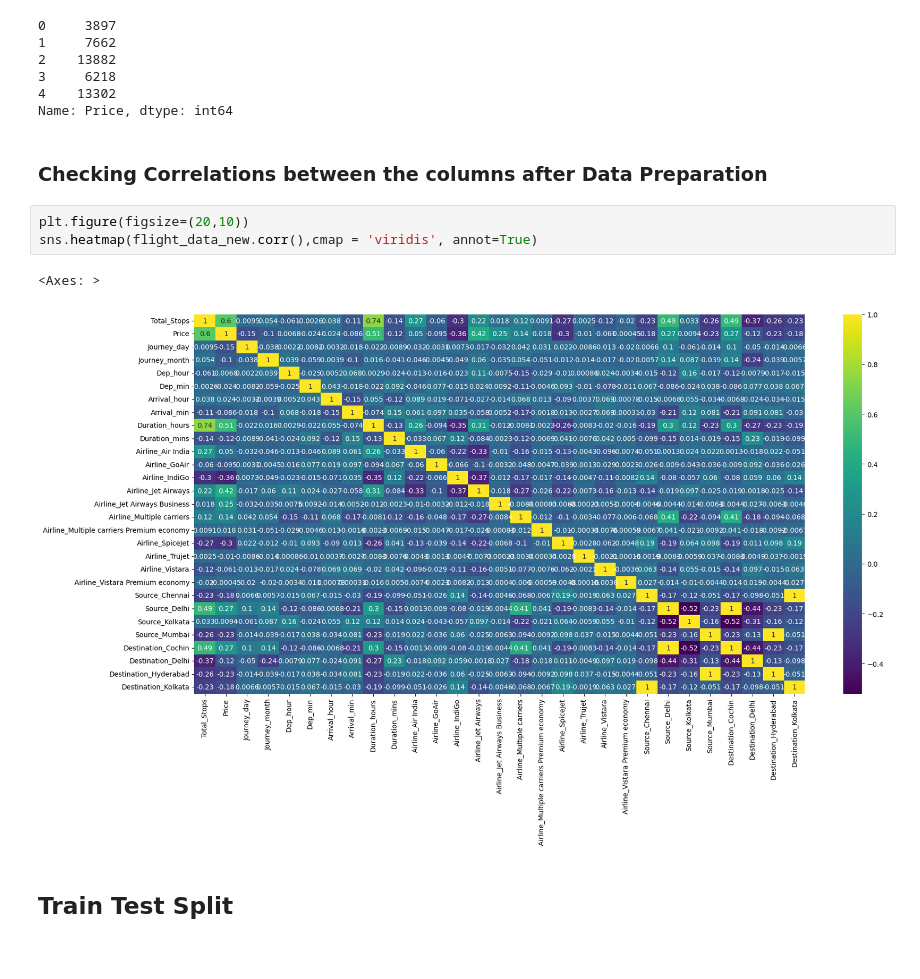
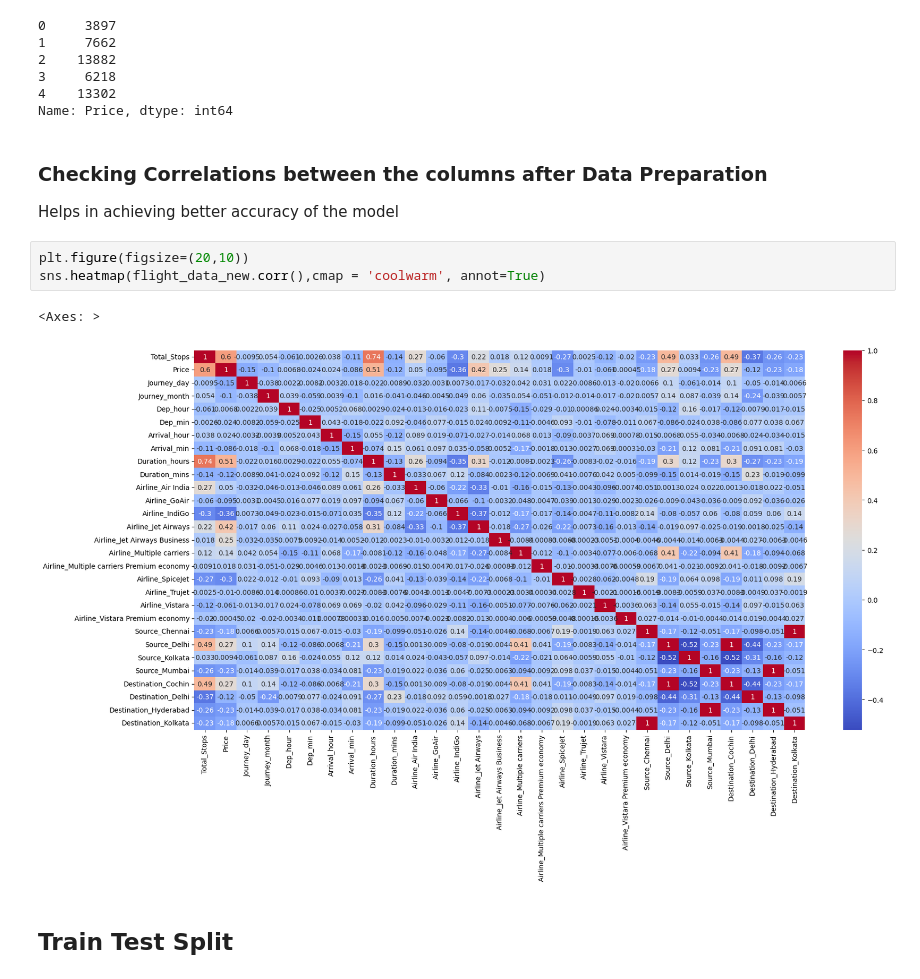
Before and after one commit to Umarajesh28/Flight-Price-and-Customer-Satisfaction-Prediction, a Jupyter notebook: FlightPricePrediction.ipynb, the cells around one changed output. Saved outputs shown, nothing was run; the diff lists cells and outputs as text.

```diff
--- a/FlightPricePrediction.ipynb
+++ b/FlightPricePrediction.ipynb
@@ -463,12 +465,14 @@ y.head()
 Name: Price, dtype: int64
 # %% [markdown]
 ### Checking Correlations between the columns after Data Preparation
+
+Helps in achieving better accuracy of the model
 # %%
 plt.figure(figsize=(20,10))
-sns.heatmap(flight_data_new.corr(),cmap = 'viridis', annot=True)
+sns.heatmap(flight_data_new.corr(),cmap = 'coolwarm', annot=True)
 # %% [output]
 <Axes: >
-[figure, old version]
+[figure, new version]
 # %% [markdown]
 ## Train Test Split
 # %% [markdown]
```
Also changed, not shown: parts of 5 cells of this notebook.
